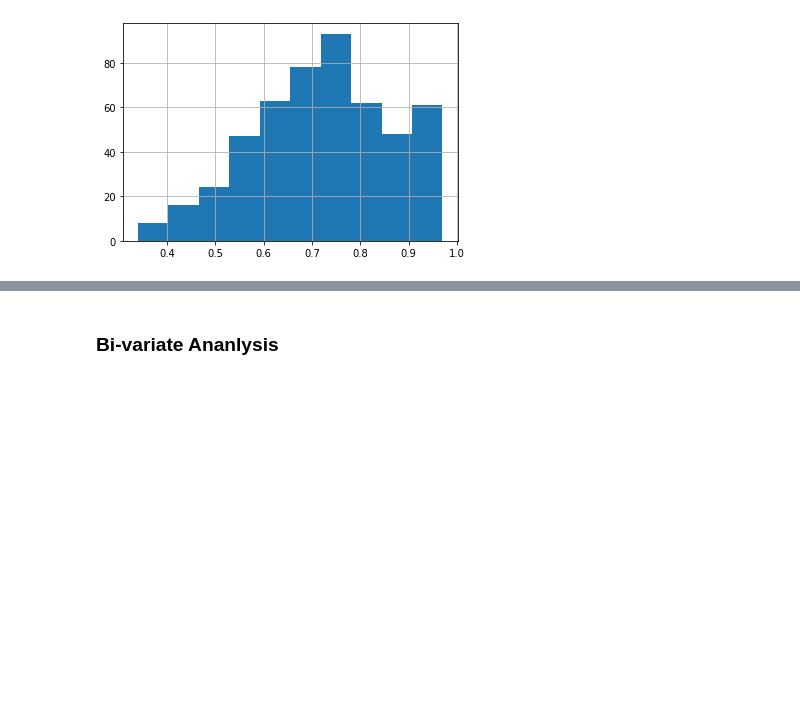
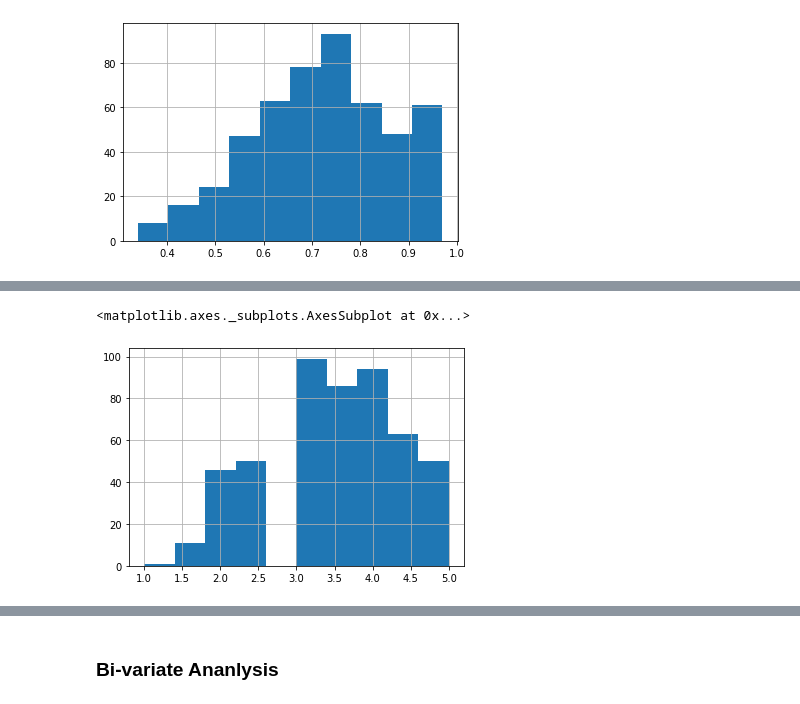
Before and after one commit to srikanthpragada/DS_18_MAY_2020, a Jupyter notebook: admission/admission.ipynb, the cells around one changed output, grey strips where cells are left out. Saved outputs shown, nothing was run; the diff lists cells and outputs as text; code cells hidden in the pictures; blank space fills up the shorter version.

```diff
--- a/admission/admission.ipynb
+++ b/admission/admission.ipynb
@@ -121,0 +122,5 @@ sns.boxplot(y="Chance",data=df, showmeans=True, meanline=True)
+# %%
+df.Lor.hist()
+# %% [output]
+<matplotlib.axes._subplots.AxesSubplot at 0x...>
+[figure, added]
```
Also changed, not shown: parts of 14 cells of this notebook.
